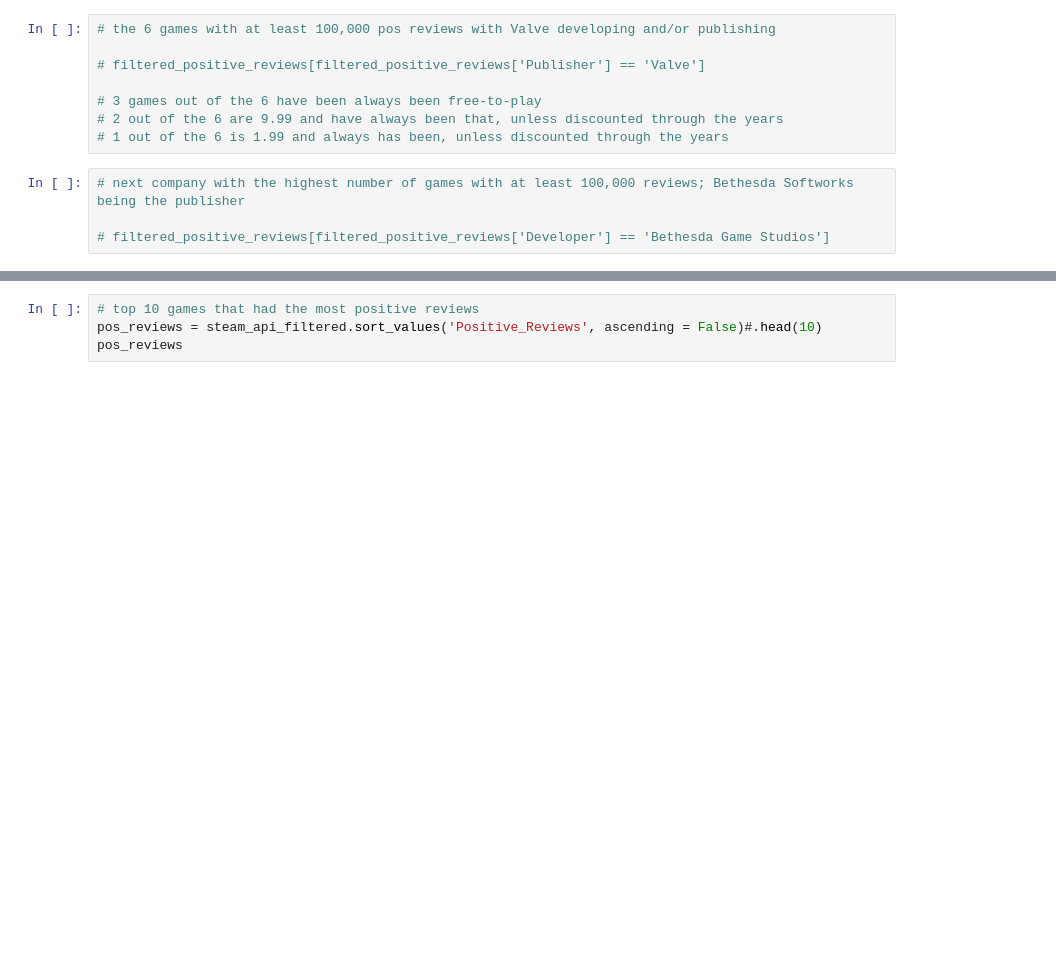
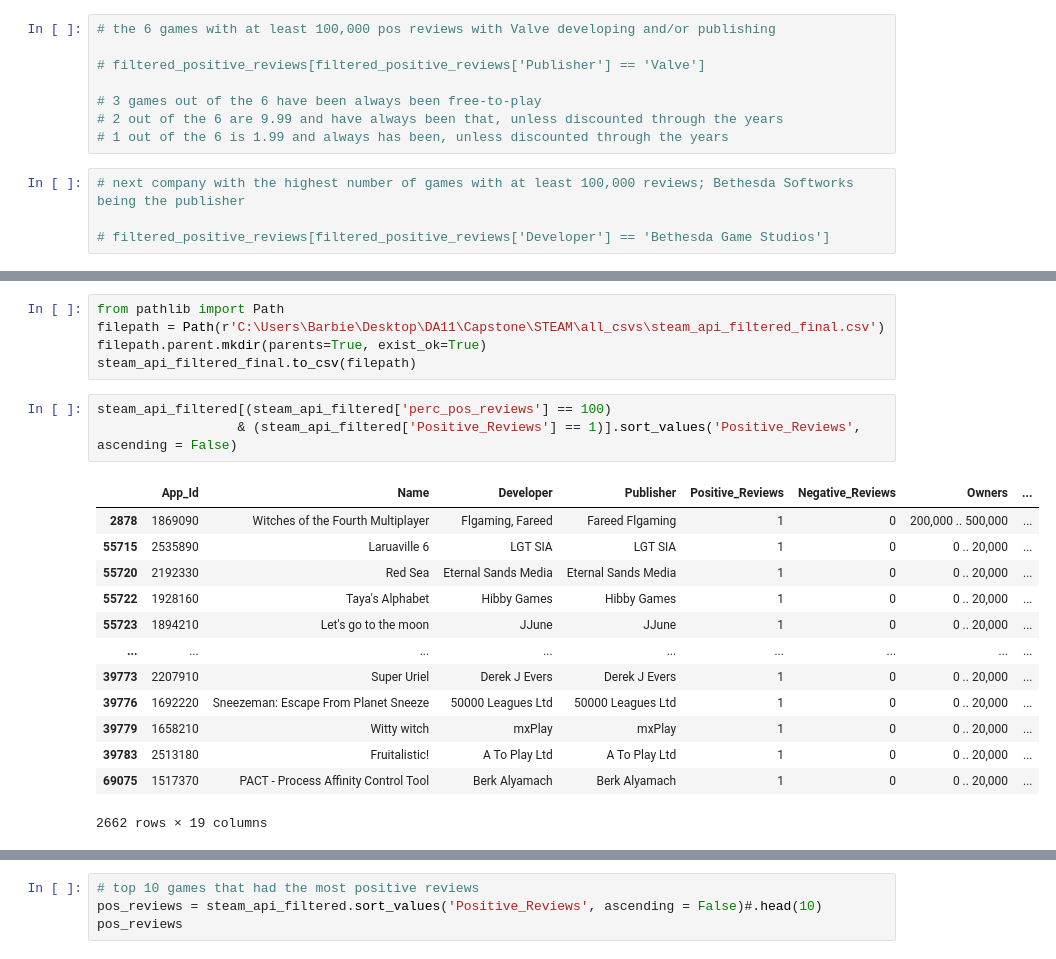
Before and after one commit to barbsjean/Steam_data_analysis, a Jupyter notebook: The Steam Notebook.ipynb, the cells around one changed output, grey strips where cells are left out. Drawn from its saved outputs; the diff is of its cells as text; blank space fills up the shorter version.

```diff
--- a/The Steam Notebook.ipynb
+++ b/The Steam Notebook.ipynb
@@ -1197,0 +1215,22 @@ steam_api_filtered.value_counts('Publisher').reset_index()
+# %%
+from pathlib import Path
+filepath = Path(r'C:\Users\Barbie\Desktop\DA11\Capstone\STEAM\all_csvs\steam_api_filtered_final.csv')
+filepath.parent.mkdir(parents=True, exist_ok=True)
+steam_api_filtered_final.to_csv(filepath)
+# %%
+steam_api_filtered[(steam_api_filtered['perc_pos_reviews'] == 100)
+                  & (steam_api_filtered['Positive_Reviews'] == 1)].sort_values('Positive_Reviews', ascending = False)
+# %% [output]
+|  | App_Id | Name | Developer | Publisher | Positive_Reviews | Negative_Reviews | Owners | ... |
+| 2878 | 1869090 | Witches of the Fourth Multiplayer | Flgaming, Fareed | Fareed Flgaming | 1 | 0 | 200,000 .. 500,000 | ... |
+| 55715 | 2535890 | Laruaville 6 | LGT SIA | LGT SIA | 1 | 0 | 0 .. 20,000 | ... |
+| 55720 | 2192330 | Red Sea | Eternal Sands Media | Eternal Sands Media | 1 | 0 | 0 .. 20,000 | ... |
+| 55722 | 1928160 | Taya's Alphabet | Hibby Games | Hibby Games | 1 | 0 | 0 .. 20,000 | ... |
+| 55723 | 1894210 | Let's go to the moon | JJune | JJune | 1 | 0 | 0 .. 20,000 | ... |
+| ... | ... | ... | ... | ... | ... | ... | ... | ... |
+| 39773 | 2207910 | Super Uriel | Derek J Evers | Derek J Evers | 1 | 0 | 0 .. 20,000 | ... |
+| 39776 | 1692220 | Sneezeman: Escape From Planet Sneeze | 50000 Leagues Ltd | 50000 Leagues Ltd | 1 | 0 | 0 .. 20,000 | ... |
+| 39779 | 1658210 | Witty witch | mxPlay | mxPlay | 1 | 0 | 0 .. 20,000 | ... |
+| 39783 | 2513180 | Fruitalistic! | A To Play Ltd | A To Play Ltd | 1 | 0 | 0 .. 20,000 | ... |
+| 69075 | 1517370 | PACT - Process Affinity Control Tool | Berk Alyamach | Berk Alyamach | 1 | 0 | 0 .. 20,000 | ... |
+2662 rows × 19 columns
```
Also changed, not shown: parts of 47 cells of this notebook, 3 other files.
